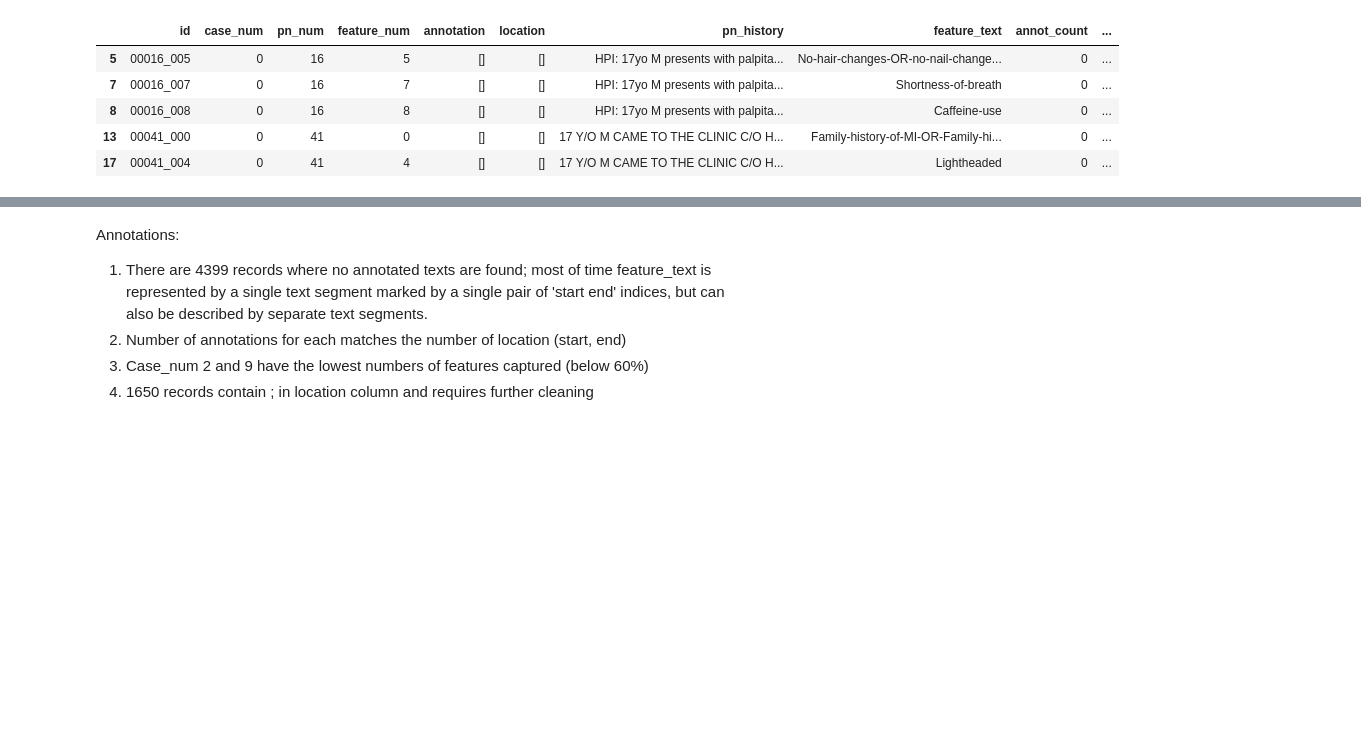
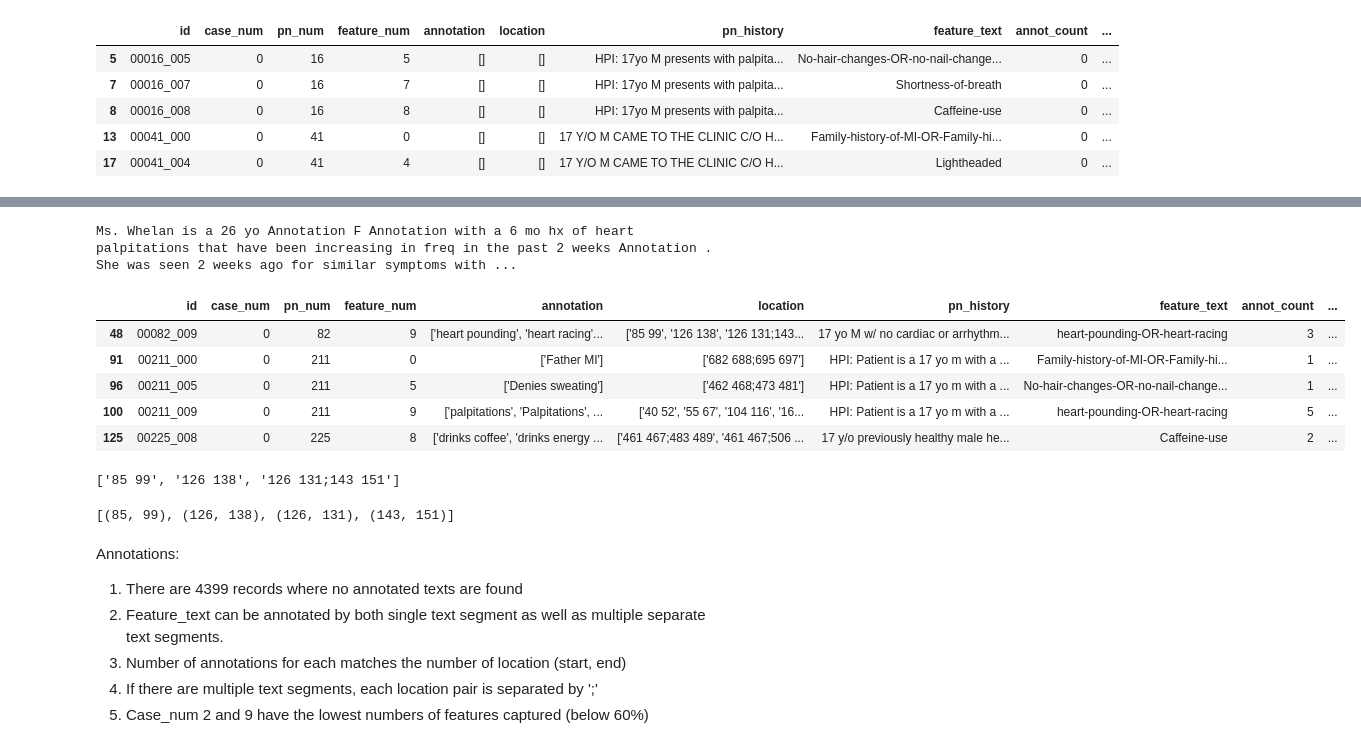
Before and after one commit to jsqzhu/nbme, a Jupyter notebook: 01-NBME-EDA.ipynb, the cells around one changed output, grey strips where cells are left out. Saved outputs shown, nothing was run; the diff lists cells and outputs as text; code cells hidden in the pictures; blank space fills up the shorter version.

```diff
--- a/01-NBME-EDA.ipynb
+++ b/01-NBME-EDA.ipynb
@@ -301,6 +444,51 @@ list(pn_50072)[426:439]
+# %%
+start_pos = []
+end_pos = []
+for x in location:
+    x = loc_list_to_ints(x)
+    for i in x:
+        start_pos.append(i[0])
+        end_pos.append(i[1])
+
+ents = []
+for i in range(len(start_pos)):
+    ents.append({
+        'start': int(start_pos[i]),
+        'end': int(end_pos[i]),
+        'label': "Annotation"
+    })
+
+doc = {
+    'text' : pn_50072,
+    "ents" : ents
+}
+colors = {"Annotation" :"linear-gradient(90deg, #aa9cfc, #fc9ce7)" }
+options = {"colors": colors}
+spacy.displacy.render(doc, style="ent", options = options , manual=True)
+# %% [output]
+Ms. Whelan is a 26 yo Annotation F Annotation with a 6 mo hx of heart palpitations that have been increasing in freq in the past 2 weeks Annotation . She was seen 2 weeks ago for similar symptoms with ...
+# %%
+annotation_abnormaly.head()
+# %% [output]
+|  | id | case_num | pn_num | feature_num | annotation | location | pn_history | feature_text | annot_count | ... |
+| 48 | 00082_009 | 0 | 82 | 9 | ['heart pounding', 'heart racing'... | ['85 99', '126 138', '126 131;143... | 17 yo M w/ no cardiac or arrhythm... | heart-pounding-OR-heart-racing | 3 | ... |
+| 91 | 00211_000 | 0 | 211 | 0 | ['Father MI'] | ['682 688;695 697'] | HPI: Patient is a 17 yo m with a ... | Family-history-of-MI-OR-Family-hi... | 1 | ... |
+| 96 | 00211_005 | 0 | 211 | 5 | ['Denies sweating'] | ['462 468;473 481'] | HPI: Patient is a 17 yo m with a ... | No-hair-changes-OR-no-nail-change... | 1 | ... |
+| 100 | 00211_009 | 0 | 211 | 9 | ['palpitations', 'Palpitations', ... | ['40 52', '55 67', '104 116', '16... | HPI: Patient is a 17 yo m with a ... | heart-pounding-OR-heart-racing | 5 | ... |
+| 125 | 00225_008 | 0 | 225 | 8 | ['drinks coffee', 'drinks energy ... | ['461 467;483 489', '461 467;506 ... | 17 y/o previously healthy male he... | Caffeine-use | 2 | ... |
+# %%
+literal_eval(annotation_abnormaly["location"].iloc[0])
+# %% [output]
+['85 99', '126 138', '126 131;143 151']
+# %%
+#annotation_abnormaly["location_list"] = [literal_eval(x) for x in annotation_abnormaly["location"]]
+loc_list_to_ints(literal_eval(annotation_abnormaly["location"].iloc[0]))
+# %% [output]
+[(85, 99), (126, 138), (126, 131), (143, 151)]
 # %% [markdown]
 Annotations:
-1. There are 4399 records where no annotated texts are found; most of time feature_text is represented by a single text segment marked by a single pair of 'start end' indices, but can also be described by separate text segments.
-2. Number of annotations for each matches the number of location (start, end)
-3. Case_num 2 and 9 have the lowest numbers of features captured (below 60%)
-4. 1650 records contain ; in location column and requires further cleaning
+1. There are 4399 records where no annotated texts are found
+2. Feature_text can be annotated by both single text segment as well as multiple separate text segments.
+3. Number of annotations for each matches the number of location (start, end)
+4. If there are multiple text segments, each location pair is separated by ';'
+5. Case_num 2 and 9 have the lowest numbers of features captured (below 60%)
```
Also changed, not shown: parts of 51 cells of this notebook.
